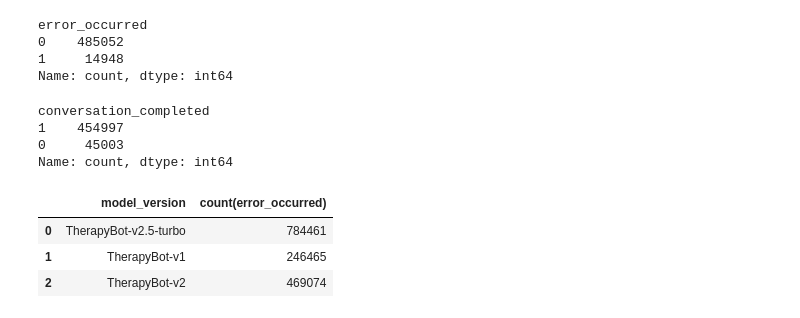
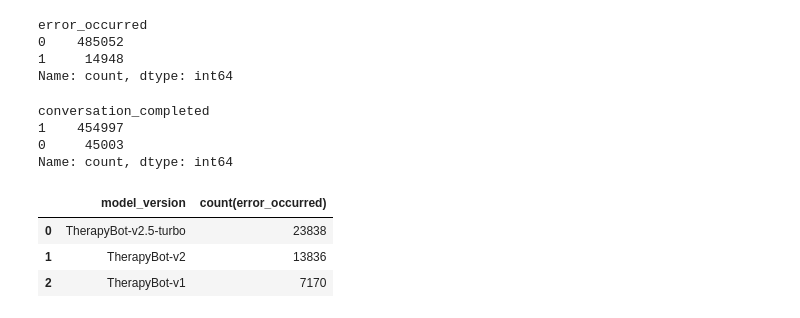
Before and after one commit to vishva0710/ai-chatbot-user-retention-analysis, a Jupyter notebook: AI_Chatbot_User_Retention_Analysis.ipynb, the cells around one changed output. Drawn from its saved outputs; the diff is of its cells as text; code cells hidden in the pictures.

```diff
--- a/AI_Chatbot_User_Retention_Analysis.ipynb
+++ b/AI_Chatbot_User_Retention_Analysis.ipynb
@@ -941,10 +941,10 @@ conversation_completed
 0     45003
 Name: count, dtype: int64
 # %%
-query="select model_version,count(error_occurred) from con_data group by model_version"
+query="select model_version,count(error_occurred) from con_data where error_occurred='1'group by model_version"
 pd.read_sql(query,engin)
 # %% [output]
 |  | model_version | count(error_occurred) |
-| 0 | TherapyBot-v2.5-turbo | 784461 |
-| 1 | TherapyBot-v1 | 246465 |
-| 2 | TherapyBot-v2 | 469074 |
+| 0 | TherapyBot-v2.5-turbo | 23838 |
+| 1 | TherapyBot-v2 | 13836 |
+| 2 | TherapyBot-v1 | 7170 |
```
Also changed, not shown: parts of 3 cells of this notebook.
